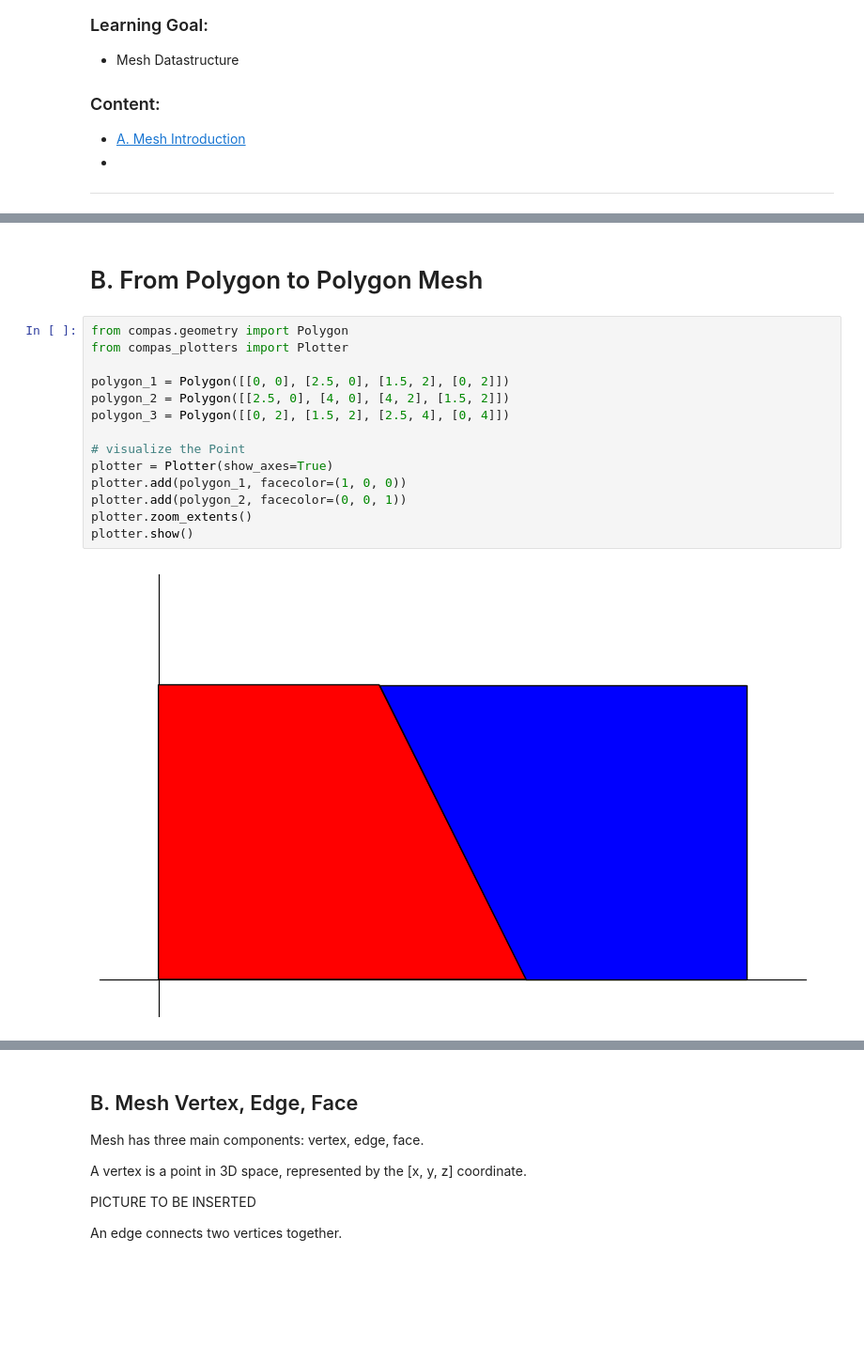
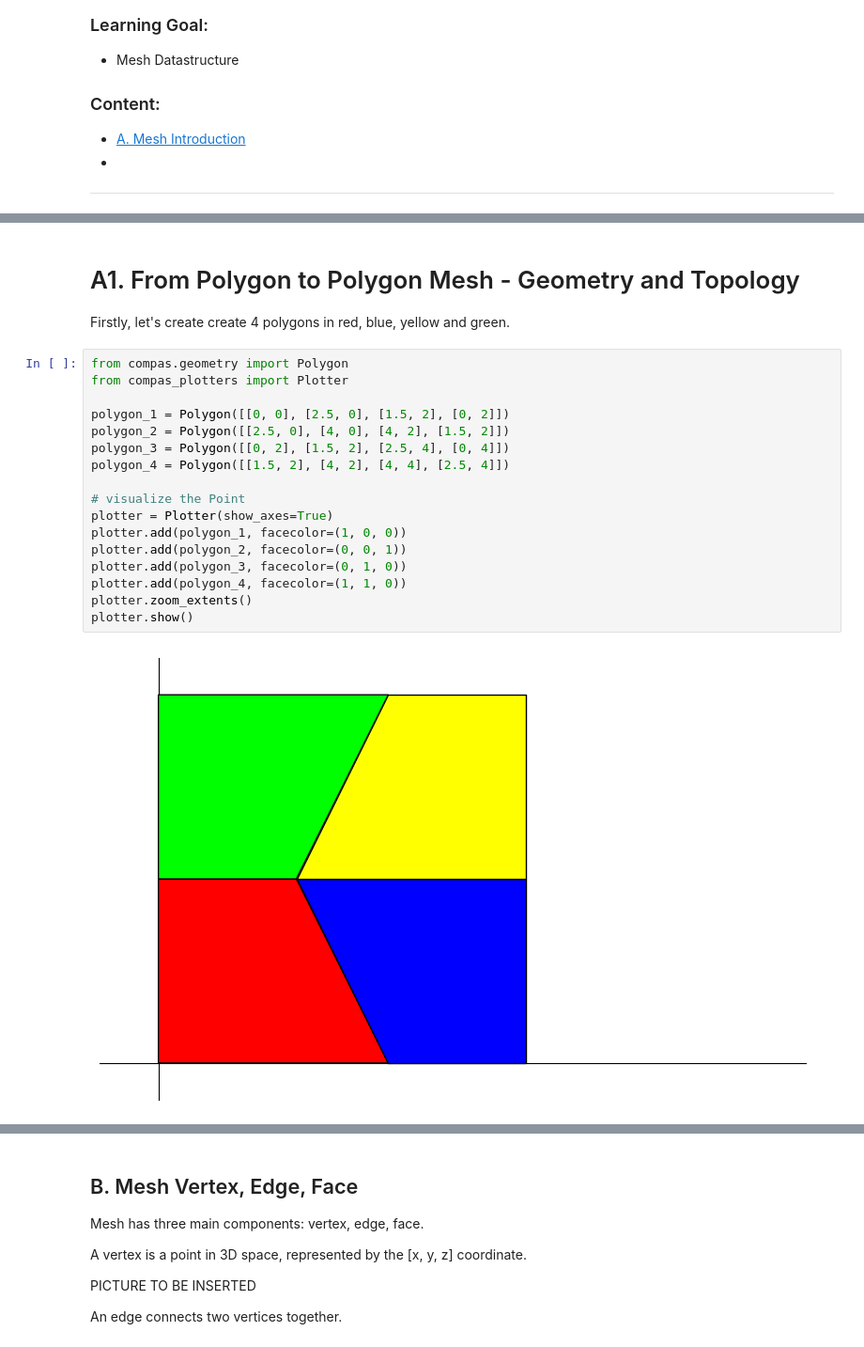
Before and after one commit to BRG-teaching/CSD2_2022, a Jupyter notebook: 3_Materialization/Tutorial5/week_6.ipynb, the cells around one changed output, grey strips where cells are left out. Shown: that part at 94% size. Saved outputs shown, nothing was run; the diff lists cells and outputs as text; blank space fills up the shorter version.

```diff
--- a/3_Materialization/Tutorial5/week_6.ipynb
+++ b/3_Materialization/Tutorial5/week_6.ipynb
@@ -17,21 +17,25 @@ Form finding a cable-net or generating a compression-only vault usually starts w
 ![img](https://files.gitbook.com/v0/b/gitbook-legacy-files/o/assets%2F-M730QpQnbAMvz44bqhc%2F-MOff3g181Ib3KNlmKgc%2F-MOfhAWYJRaSfNZucLzL%2Fimage.png?alt=media&token=839252d4-a77e-42cb-81cf-4b6071a5c598)
 <center>Nave Vault of the Sherborne Abbey, Dorset, UK (photo by Lawrence Lew)</center>
 </br>
-# %% [markdown]
-# B. From Polygon to Polygon Mesh
+# %% [markdown]
+# A1. From Polygon to Polygon Mesh - Geometry and Topology
+Firstly, let's create create 4 polygons in red, blue, yellow and green.
 # %%
 from compas.geometry import Polygon
 from compas_plotters import Plotter
 
 polygon_1 = Polygon([[0, 0], [2.5, 0], [1.5, 2], [0, 2]])
 polygon_2 = Polygon([[2.5, 0], [4, 0], [4, 2], [1.5, 2]])
 polygon_3 = Polygon([[0, 2], [1.5, 2], [2.5, 4], [0, 4]])
+polygon_4 = Polygon([[1.5, 2], [4, 2], [4, 4], [2.5, 4]])
 
 # visualize the Point
 plotter = Plotter(show_axes=True)
 plotter.add(polygon_1, facecolor=(1, 0, 0))
 plotter.add(polygon_2, facecolor=(0, 0, 1))
+plotter.add(polygon_3, facecolor=(0, 1, 0))
+plotter.add(polygon_4, facecolor=(1, 1, 0))
 plotter.zoom_extents()
 plotter.show()
 # %% [output]
-[figure, old version]
+[figure, new version]
```
Also changed, not shown: parts of 3 cells of this notebook.
